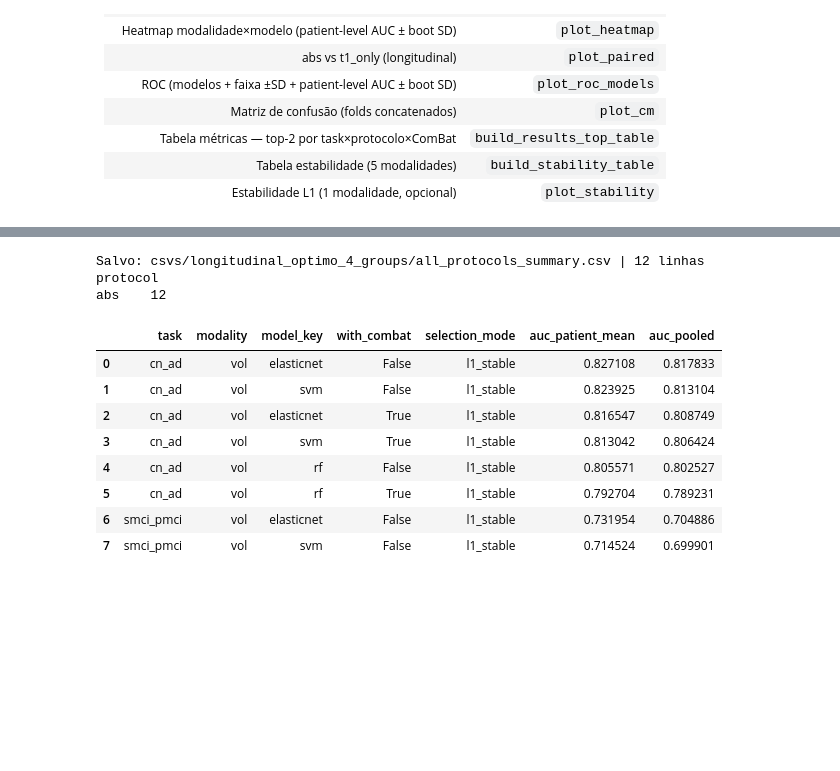
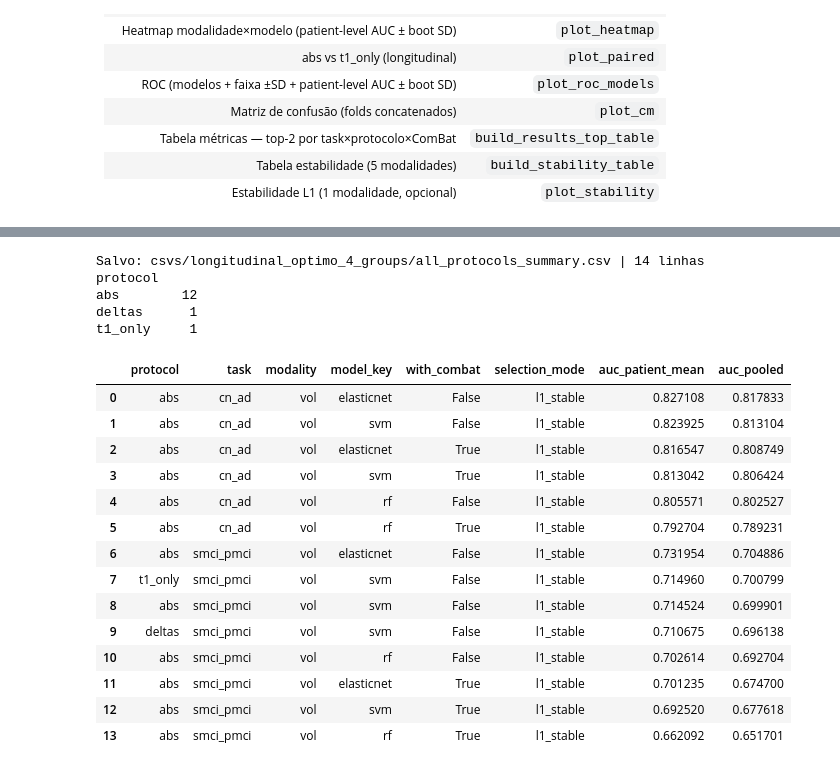
Before and after one commit to PauloMatheusGr/graphs, a Jupyter notebook: 6_results.ipynb, the cells around one changed output, grey strips where cells are left out. Saved outputs shown, nothing was run; the diff lists cells and outputs as text; code cells hidden in the pictures; blank space fills up the shorter version.

```diff
--- a/6_results.ipynb
+++ b/6_results.ipynb
@@ -207,47 +205,56 @@ def build_all_protocols_summary() -> pd.DataFrame:
     for proto, root in CONSOLIDATION_PROTOCOL_ROOTS.items():
         if not root.is_dir():
             continue
         for f in _summary_files(root):
             df = pd.read_csv(f)
             df.insert(0, "protocol", proto)
             df["source_file"] = str(f.relative_to(BASE))
             df["source_mtime"] = pd.Timestamp(f.stat().st_mtime, unit="s")
             frames.append(df)
     if not frames:
         return pd.DataFrame()
     master = pd.concat(frames, ignore_index=True)
     keys = ["protocol"] + [c for c in CONFIG_COLS if c in master.columns]
     master = master.sort_values("source_mtime").drop_duplicates(keys, keep="last")
     front = ["protocol", *CONFIG_COLS, "auc_patient_mean", "auc_pooled", "auc_mean", "auc_std", "n_features_mean"]
     front = [c for c in front if c in master.columns]
     master = master[front + [c for c in master.columns if c not in front]]
     rank_col = "auc_patient_mean" if "auc_patient_mean" in master.columns else "auc_pooled"
-    return master.sort_values(["protocol", rank_col], ascending=[True, False]).reset_index(drop=True)
+    return master.sort_values([rank_col, "protocol"], ascending=[False, True]).reset_index(drop=True)
+    # return master.sort_values(["protocol", rank_col], ascending=[True, False]).reset_index(drop=True)
 
 
 summary_all = build_all_protocols_summary()
 if summary_all.empty:
     print(f"{SUMMARY_PATH.name} vazio — rode ablations antes")
 else:
     summary_all.to_csv(SUMMARY_PATH, index=False)
     print(f"Salvo: {SUMMARY_PATH} | {len(summary_all)} linhas")
     print(summary_all.groupby("protocol").size().rename("linhas").to_string())
-    show_cols = [c for c in CONFIG_COLS if c in summary_all.columns]
+    show_cols = ["protocol"] + [c for c in CONFIG_COLS if c in summary_all.columns]
     show_cols += [c for c in ("auc_patient_mean", "auc_pooled") if c in summary_all.columns]
-    display(summary_all[show_cols].head(8))
+    display(summary_all[show_cols].head(100))
 # %% [output]
-Salvo: csvs/longitudinal_optimo_4_groups/all_protocols_summary.csv | 12 linhas
+Salvo: csvs/longitudinal_optimo_4_groups/all_protocols_summary.csv | 14 linhas
 protocol
-abs    12
+abs        12
+deltas      1
+t1_only     1
-|  | task | modality | model_key | with_combat | selection_mode | auc_patient_mean | auc_pooled |
-| 0 | cn_ad | vol | elasticnet | False | l1_stable | 0.827108 | 0.817833 |
-| 1 | cn_ad | vol | svm | False | l1_stable | 0.823925 | 0.813104 |
-| 2 | cn_ad | vol | elasticnet | True | l1_stable | 0.816547 | 0.808749 |
-| 3 | cn_ad | vol | svm | True | l1_stable | 0.813042 | 0.806424 |
-| 4 | cn_ad | vol | rf | False | l1_stable | 0.805571 | 0.802527 |
-| 5 | cn_ad | vol | rf | True | l1_stable | 0.792704 | 0.789231 |
-| 6 | smci_pmci | vol | elasticnet | False | l1_stable | 0.731954 | 0.704886 |
-| 7 | smci_pmci | vol | svm | False | l1_stable | 0.714524 | 0.699901 |
+|  | protocol | task | modality | model_key | with_combat | selection_mode | auc_patient_mean | auc_pooled |
+| 0 | abs | cn_ad | vol | elasticnet | False | l1_stable | 0.827108 | 0.817833 |
+| 1 | abs | cn_ad | vol | svm | False | l1_stable | 0.823925 | 0.813104 |
+| 2 | abs | cn_ad | vol | elasticnet | True | l1_stable | 0.816547 | 0.808749 |
+| 3 | abs | cn_ad | vol | svm | True | l1_stable | 0.813042 | 0.806424 |
+| 4 | abs | cn_ad | vol | rf | False | l1_stable | 0.805571 | 0.802527 |
+| 5 | abs | cn_ad | vol | rf | True | l1_stable | 0.792704 | 0.789231 |
+| 6 | abs | smci_pmci | vol | elasticnet | False | l1_stable | 0.731954 | 0.704886 |
+| 7 | t1_only | smci_pmci | vol | svm | False | l1_stable | 0.714960 | 0.700799 |
+| 8 | abs | smci_pmci | vol | svm | False | l1_stable | 0.714524 | 0.699901 |
+| 9 | deltas | smci_pmci | vol | svm | False | l1_stable | 0.710675 | 0.696138 |
+| 10 | abs | smci_pmci | vol | rf | False | l1_stable | 0.702614 | 0.692704 |
+| 11 | abs | smci_pmci | vol | elasticnet | True | l1_stable | 0.701235 | 0.674700 |
+| 12 | abs | smci_pmci | vol | svm | True | l1_stable | 0.692520 | 0.677618 |
+| 13 | abs | smci_pmci | vol | rf | True | l1_stable | 0.662092 | 0.651701 |
 # %%
 def _patient_mean_cell(df: pd.DataFrame, *, task: str, modality: str, model: str) -> tuple[float, float]:
     """Patient-level AUC (subject-averaged OOF) + bootstrap SD (mesmo estimador ROC)."""
```
Also changed, not shown: parts of 2 cells of this notebook, 8 other files.
